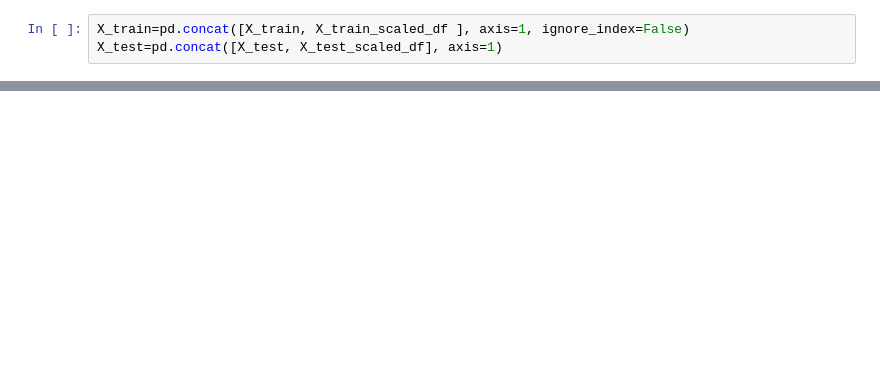
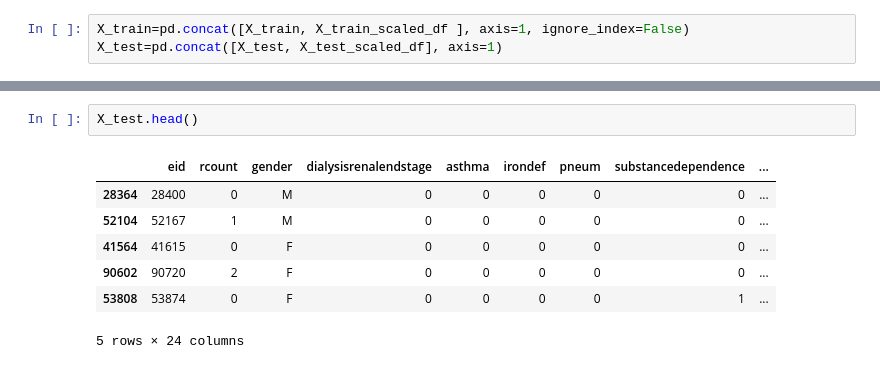
Before and after one commit to Mussab157/hospital-los-prediction, a Jupyter notebook: notebooks/2_preprocessing.ipynb, the cells around one changed output, grey strips where cells are left out. Saved outputs shown, nothing was run; the diff lists cells and outputs as text; blank space fills up the shorter version.

```diff
--- a/notebooks/2_preprocessing.ipynb
+++ b/notebooks/2_preprocessing.ipynb
@@ -174,0 +189,10 @@ X_test=pd.concat([X_test, X_test_scaled_df], axis=1)
+# %%
+X_test.head()
+# %% [output]
+|  | eid | rcount | gender | dialysisrenalendstage | asthma | irondef | pneum | substancedependence | ... |
+| 28364 | 28400 | 0 | M | 0 | 0 | 0 | 0 | 0 | ... |
+| 52104 | 52167 | 1 | M | 0 | 0 | 0 | 0 | 0 | ... |
+| 41564 | 41615 | 0 | F | 0 | 0 | 0 | 0 | 0 | ... |
+| 90602 | 90720 | 2 | F | 0 | 0 | 0 | 0 | 0 | ... |
+| 53808 | 53874 | 0 | F | 0 | 0 | 0 | 0 | 1 | ... |
+5 rows × 24 columns
```
Also changed, not shown: parts of 4 cells of this notebook, 5 other files.
